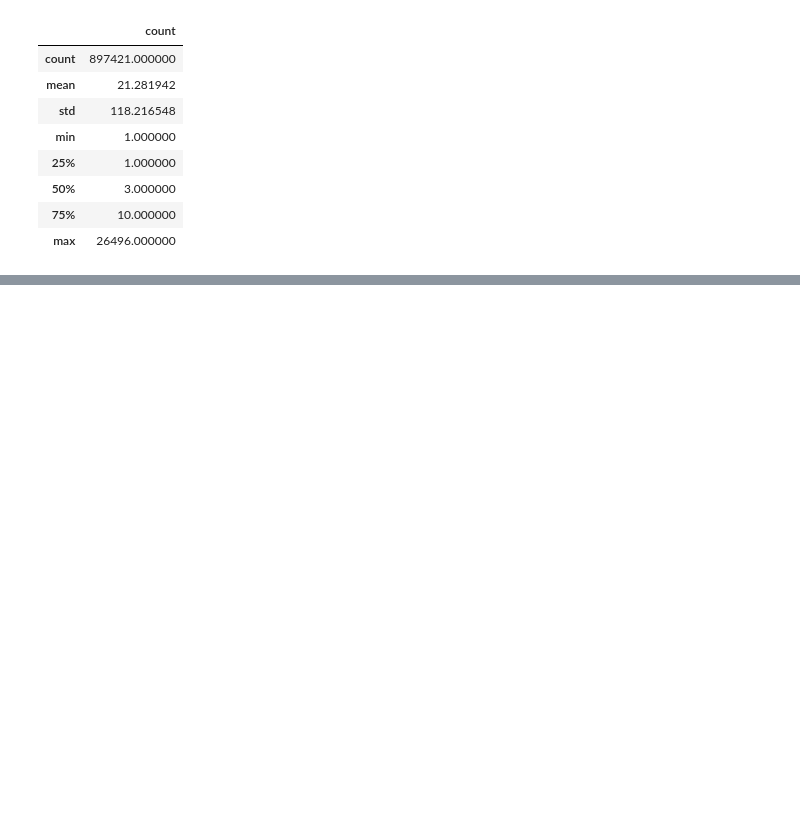
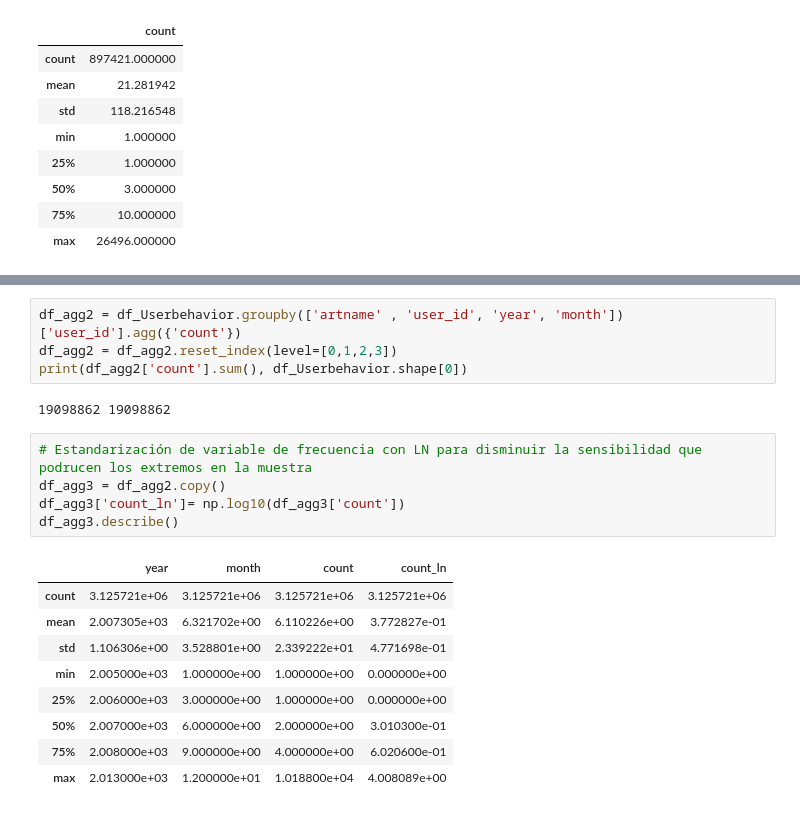
Before and after one commit to minigonche/sistemas_de_recomendacion_2020, a Jupyter notebook: talleres/taller_1/modelos/Matriz_Rating_BalanceLinealSimple.ipynb, the cells around one changed output, grey strips where cells are left out. Saved outputs shown, nothing was run; the diff lists cells and outputs as text; blank space fills up the shorter version.

```diff
--- a/talleres/taller_1/modelos/Matriz_Rating_BalanceLinealSimple.ipynb
+++ b/talleres/taller_1/modelos/Matriz_Rating_BalanceLinealSimple.ipynb
@@ -218,0 +172,21 @@ df_ratings_final.plot.line(x='rating_agregado', y='sum', figsize=(10,10))
+# %%
+df_agg2 = df_Userbehavior.groupby(['artname' , 'user_id', 'year', 'month'])['user_id'].agg({'count'})
+df_agg2 = df_agg2.reset_index(level=[0,1,2,3])
+print(df_agg2['count'].sum(), df_Userbehavior.shape[0])
+# %% [output]
+19098862 19098862
+# %%
+# Estandarización de variable de frecuencia con LN para disminuir la sensibilidad que podrucen los extremos en la muestra
+df_agg3 = df_agg2.copy()
+df_agg3['count_ln']= np.log10(df_agg3['count'])
+df_agg3.describe()
+# %% [output]
+|  | year | month | count | count_ln |
+| count | 3.125721e+06 | 3.125721e+06 | 3.125721e+06 | 3.125721e+06 |
+| mean | 2.007305e+03 | 6.321702e+00 | 6.110226e+00 | 3.772827e-01 |
+| std | 1.106306e+00 | 3.528801e+00 | 2.339222e+01 | 4.771698e-01 |
+| min | 2.005000e+03 | 1.000000e+00 | 1.000000e+00 | 0.000000e+00 |
+| 25% | 2.006000e+03 | 3.000000e+00 | 1.000000e+00 | 0.000000e+00 |
+| 50% | 2.007000e+03 | 6.000000e+00 | 2.000000e+00 | 3.010300e-01 |
+| 75% | 2.008000e+03 | 9.000000e+00 | 4.000000e+00 | 6.020600e-01 |
+| max | 2.013000e+03 | 1.200000e+01 | 1.018800e+04 | 4.008089e+00 |
```
Also changed, not shown: parts of 42 cells of this notebook.
